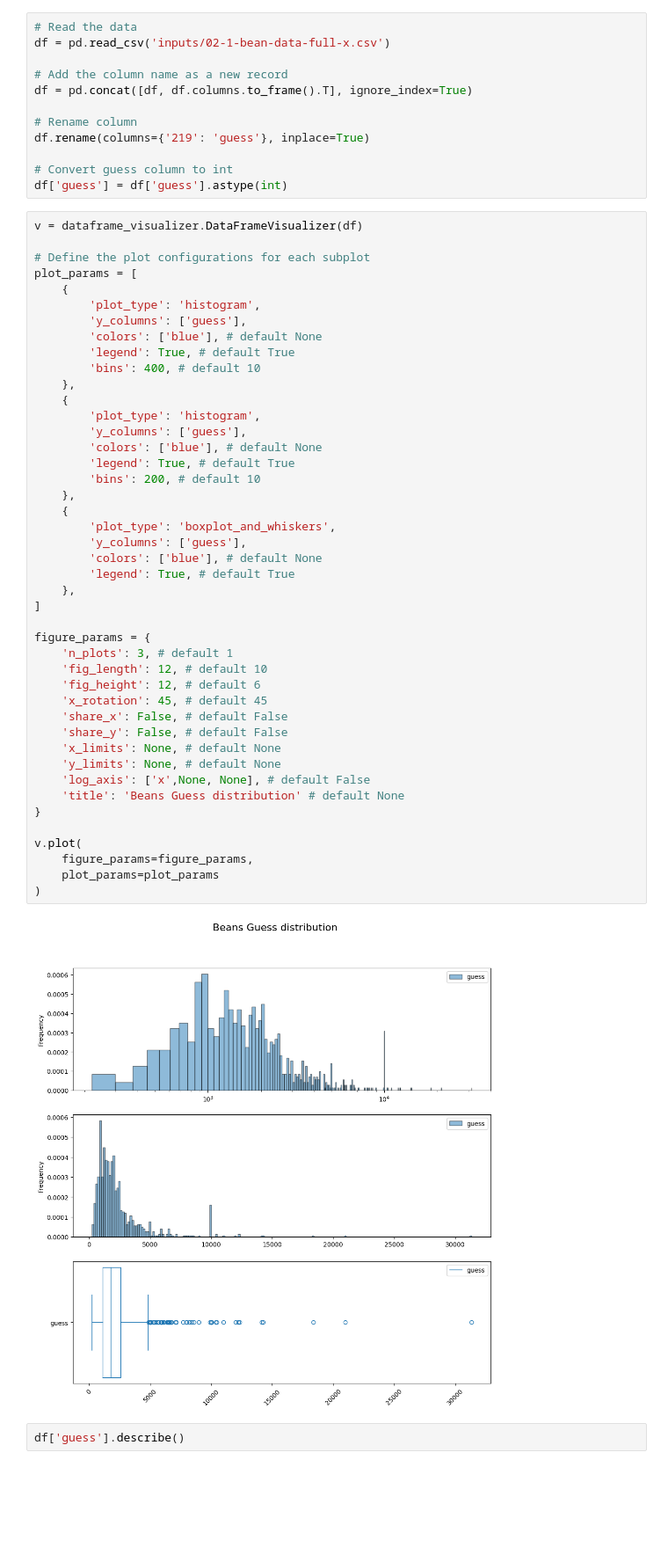
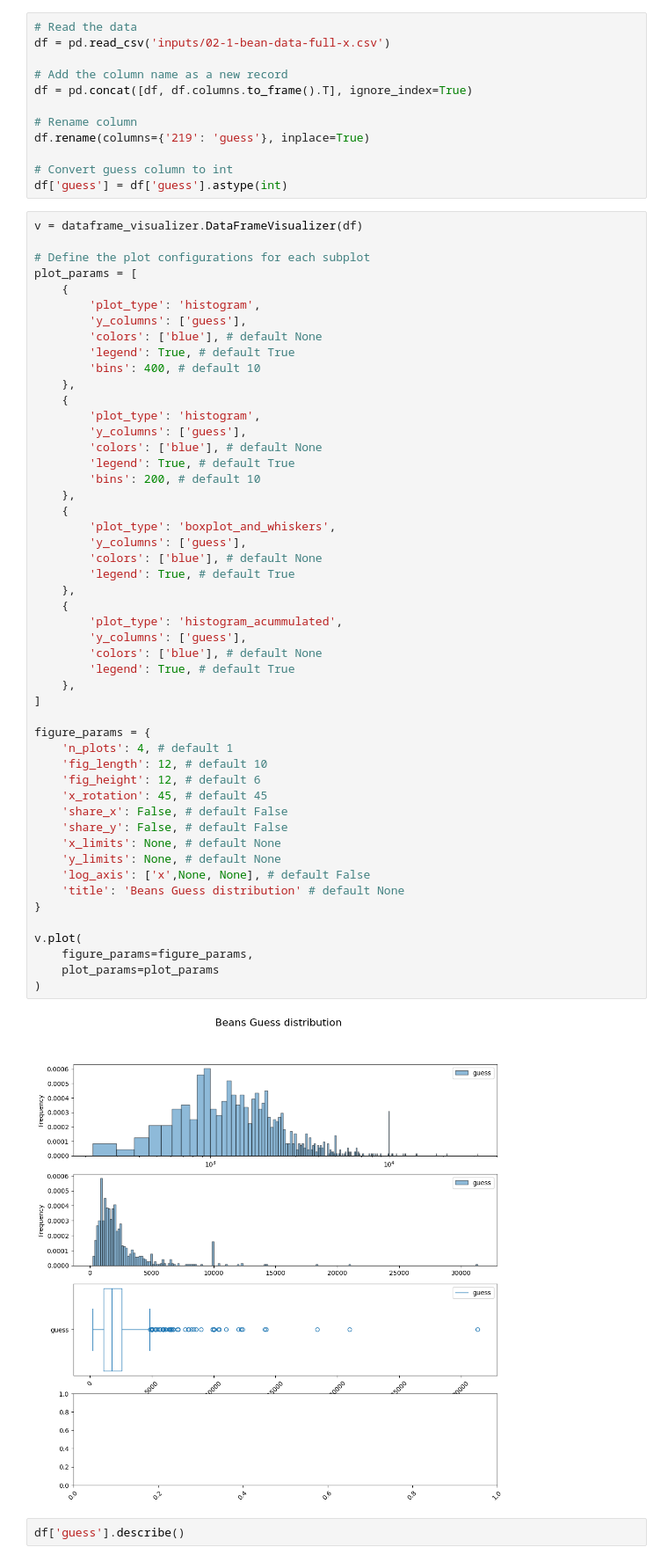
Before and after one commit to JordiCremades4444/central-node, a Jupyter notebook: notebooks/978_2024_12_23_the_art_of_statistics/chapter_2_summarizing_and_communicating_numbers_lots_of_numbers.ipynb, the cells around one changed output. Shown at 88% size. Drawn from its saved outputs; the diff is of its cells as text; blank space fills up the shorter version.

Commit message:
Add histogram accumulated plot

```diff
--- a/notebooks/978_2024_12_23_the_art_of_statistics/chapter_2_summarizing_and_communicating_numbers_lots_of_numbers.ipynb
+++ b/notebooks/978_2024_12_23_the_art_of_statistics/chapter_2_summarizing_and_communicating_numbers_lots_of_numbers.ipynb
@@ -39,35 +39,41 @@ plot_params = [
         'y_columns': ['guess'],
         'colors': ['blue'], # default None
         'legend': True, # default True
         'bins': 200, # default 10
     },
     {
         'plot_type': 'boxplot_and_whiskers',
         'y_columns': ['guess'],
         'colors': ['blue'], # default None
         'legend': True, # default True
     },
+    {
+        'plot_type': 'histogram_acummulated',
+        'y_columns': ['guess'],
+        'colors': ['blue'], # default None
+        'legend': True, # default True
+    },
 ]
 
 figure_params = {
-    'n_plots': 3, # default 1
+    'n_plots': 4, # default 1
     'fig_length': 12, # default 10
     'fig_height': 12, # default 6
     'x_rotation': 45, # default 45
     'share_x': False, # default False
     'share_y': False, # default False
     'x_limits': None, # default None
     'y_limits': None, # default None
     'log_axis': ['x',None, None], # default False
     'title': 'Beans Guess distribution' # default None
 }
 
 v.plot(
     figure_params=figure_params,
     plot_params=plot_params
 )
 # %% [output]
-[figure, old version]
+[figure, new version]
 # %%
 df['guess'].describe()
 # %% [output]
```
